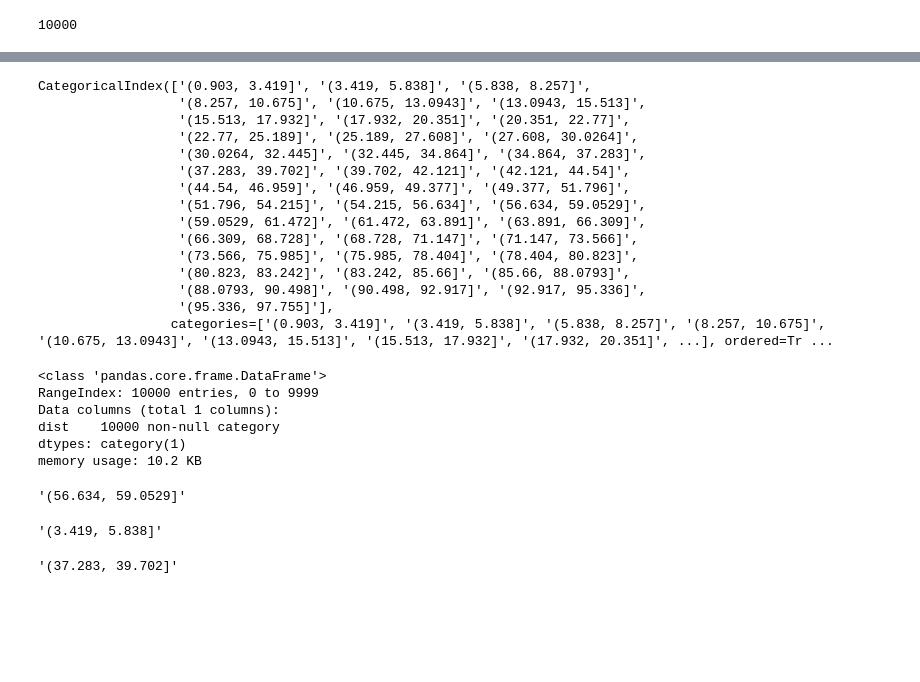
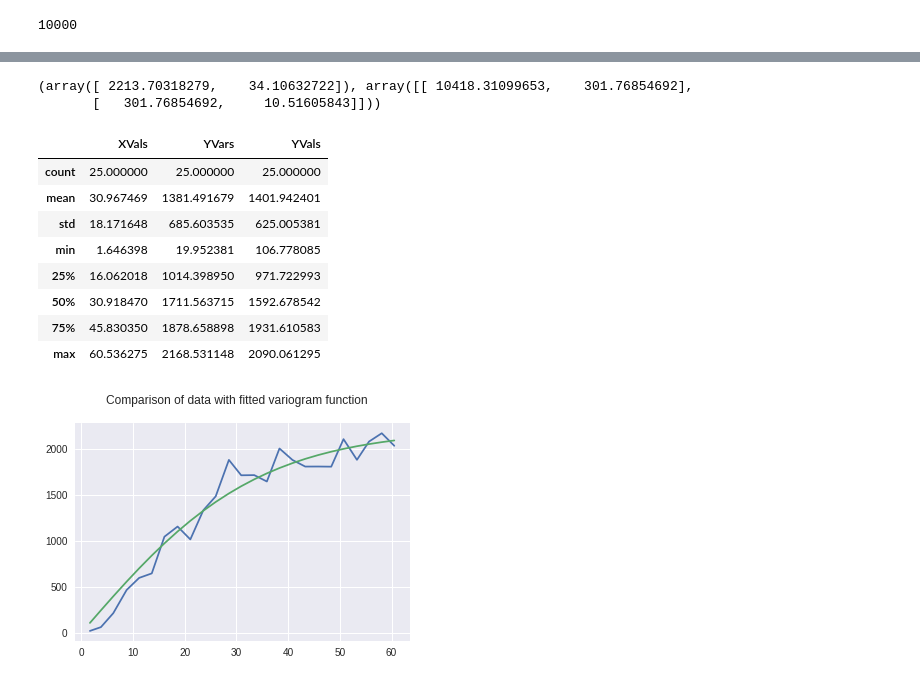
Before and after one commit to GibbsConsulting/ds-collateral, a Jupyter notebook: notebooks/VolcanoR.ipynb, the cells around one changed output, grey strips where cells are left out. Cells and saved outputs as stored; diff of their text form; code cells hidden in the pictures; blank space fills up the shorter version.

```diff
--- a/notebooks/VolcanoR.ipynb
+++ b/notebooks/VolcanoR.ipynb
@@ -232,44 +134,27 @@ memory usage: 3.5+ KB
-# %%
-binnedVar.index
-# %% [output]
-CategoricalIndex(['(0.903, 3.419]', '(3.419, 5.838]', '(5.838, 8.257]',
-                  '(8.257, 10.675]', '(10.675, 13.0943]', '(13.0943, 15.513]',
-                  '(15.513, 17.932]', '(17.932, 20.351]', '(20.351, 22.77]',
-                  '(22.77, 25.189]', '(25.189, 27.608]', '(27.608, 30.0264]',
-                  '(30.0264, 32.445]', '(32.445, 34.864]', '(34.864, 37.283]',
-                  '(37.283, 39.702]', '(39.702, 42.121]', '(42.121, 44.54]',
-                  '(44.54, 46.959]', '(46.959, 49.377]', '(49.377, 51.796]',
-                  '(51.796, 54.215]', '(54.215, 56.634]', '(56.634, 59.0529]',
-                  '(59.0529, 61.472]', '(61.472, 63.891]', '(63.891, 66.309]',
-                  '(66.309, 68.728]', '(68.728, 71.147]', '(71.147, 73.566]',
-                  '(73.566, 75.985]', '(75.985, 78.404]', '(78.404, 80.823]',
-                  '(80.823, 83.242]', '(83.242, 85.66]', '(85.66, 88.0793]',
-                  '(88.0793, 90.498]', '(90.498, 92.917]', '(92.917, 95.336]',
-                  '(95.336, 97.755]'],
-                 categories=['(0.903, 3.419]', '(3.419, 5.838]', '(5.838, 8.257]', '(8.257, 10.675]', '(10.675, 13.0943]', '(13.0943, 15.513]', '(15.513, 17.932]', '(17.932, 20.351]', ...], ordered=Tr ...
-# %%
-dfBins = pd.DataFrame(xBins)
-def peel(x):
-    print(x)
-    print(x.__class)
-    a,b = x
-    return a
-#dfBins['First'] = dfBins['dist'].apply(peel)
-dfBins.info()
-xBins[3]
-# %% [output]
-<class 'pandas.core.frame.DataFrame'>
-RangeIndex: 10000 entries, 0 to 9999
-Data columns (total 1 columns):
-dist    10000 non-null category
-dtypes: category(1)
-memory usage: 10.2 KB
-'(56.634, 59.0529]'
-# %%
-bVar['dist'].values[1]
-# %% [output]
-'(3.419, 5.838]'
-# %%
-xBins.values[0]
-# %% [output]
-'(37.283, 39.702]'
+# %%
+cf = curve_fit(variogram,xdata=p['XVals'],ydata=p['YVars'])
+a = cf[0][0]
+b = cf[0][1]
+print(cf)
+# %% [output]
+(array([ 2213.70318279,    34.10632722]), array([[ 10418.31099653,    301.76854692],
+       [   301.76854692,     10.51605843]]))
+# %%
+fittedVariogram = vg_func(a,b)
+
+p = gen_plot(fittedVariogram)
+plt.plot(p['XVals'],p['YVars'])
+plt.plot(p['XVals'],p['YVals'])
+plt.suptitle("Comparison of data with fitted variogram function")
+p.describe()
+# %% [output]
+|  | XVals | YVars | YVals |
+| count | 25.000000 | 25.000000 | 25.000000 |
+| mean | 30.967469 | 1381.491679 | 1401.942401 |
+| std | 18.171648 | 685.603535 | 625.005381 |
+| min | 1.646398 | 19.952381 | 106.778085 |
+| 25% | 16.062018 | 1014.398950 | 971.722993 |
+| 50% | 30.918470 | 1711.563715 | 1592.678542 |
+| 75% | 45.830350 | 1878.658898 | 1931.610583 |
+| max | 60.536275 | 2168.531148 | 2090.061295 |
+[figure, added]
```
Also changed, not shown: parts of 28 cells of this notebook.
